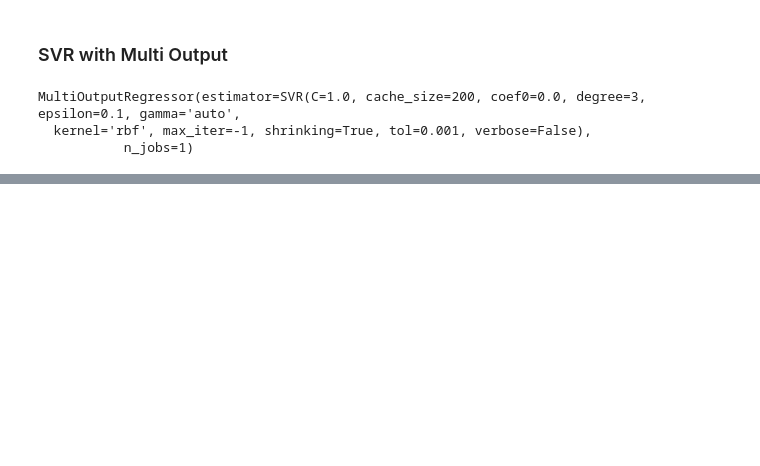
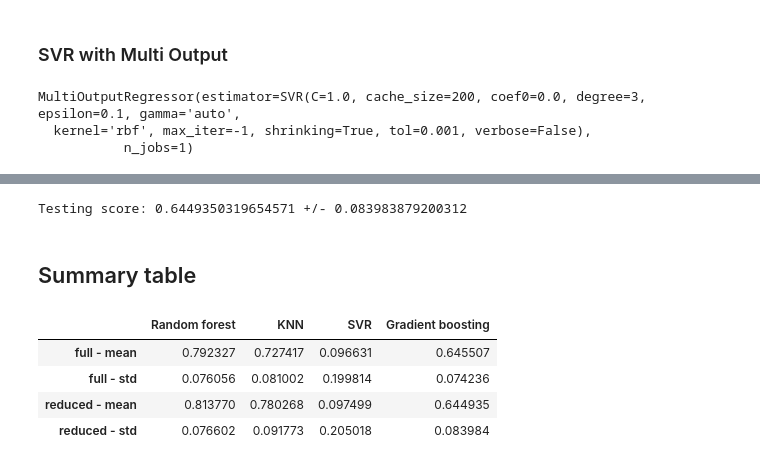
Before and after one commit to gemmaaa/capstone_projects, a Jupyter notebook: FC birlikde 4. Modeling.ipynb, the cells around one changed output, grey strips where cells are left out. Saved outputs shown, nothing was run; the diff lists cells and outputs as text; code cells hidden in the pictures; blank space fills up the shorter version.

```diff
--- a/FC birlikde 4. Modeling.ipynb
+++ b/FC birlikde 4. Modeling.ipynb
@@ -486,5 +612,5 @@ knn.score(x_test_city_scaled,y_test_city_mo)
 # %%
-test_score_city_knn = cross_val_score(knn, x_test_city_scaled, y_test_city_mo, cv=10)
+test_score_clf = cross_val_score(clf_mor, X_test_mo, y_test_mo, cv=10)
 
-print('{}  +/-  {}'.format(np.mean(test_score_city_knn), np.std(test_score_city_knn)))
+print('Testing score: {} +/- {}'.format(np.mean(test_score_clf),np.std(test_score_clf)))
 # %% [output]
@@ -501,0 +620,2 @@ svr_mor.score(X_test_city_mo, y_test_city_mo)
+# %%
+clf_mor.fit(X_reduced_train,y_reduced_train)
@@ -502,3 +631,30 @@ svr_mor.score(X_test_city_mo, y_test_city_mo)
 # %%
-test_score_city_svr = cross_val_score(svr_mor, X_test_city_mo, y_test_city_mo,cv=10)
-print('{}  +/-  {}'.format(np.mean(test_score_city_svr), np.std(test_score_city_svr)))
+test_score_clf_r = cross_val_score(clf_mor, X_reduced_test, y_reduced_test, cv=10)
+
+print('Testing score: {} +/- {}'.format(np.mean(test_score_clf_r),np.std(test_score_clf_r)))
+# %% [output]
+Testing score: 0.6449350319654571 +/- 0.083983879200312
+# %% [markdown]
+## Summary table
+# %%
+summary_models = pd.DataFrame(index= ['full - mean','full - std','reduced - mean', 'reduced - std'])
+
+summary_models['Random forest'] = [np.mean(test_score_rfr_mo), np.std(test_score_rfr_mo),
+                           np.mean(test_score_rfr_red), np.std(test_score_rfr_red)]
+
+summary_models['KNN'] = [np.mean(test_score_knn), np.std(test_score_knn),
+                           np.mean(test_score_knn_red), np.std(test_score_knn_red)]
+
+summary_models['SVR'] = [np.mean(test_score_svrm), np.std(test_score_svrm),
+                           np.mean(test_score_svrm_r), np.std(test_score_svrm_r)]
+
+summary_models['Gradient boosting'] = [np.mean(test_score_clf), np.std(test_score_clf),
+                           np.mean(test_score_clf_r), np.std(test_score_clf_r)]
+# %%
+summary_models
+# %% [output]
+|  | Random forest | KNN | SVR | Gradient boosting |
+| full - mean | 0.792327 | 0.727417 | 0.096631 | 0.645507 |
+| full - std | 0.076056 | 0.081002 | 0.199814 | 0.074236 |
+| reduced - mean | 0.813770 | 0.780268 | 0.097499 | 0.644935 |
+| reduced - std | 0.076602 | 0.091773 | 0.205018 | 0.083984 |
```
Also changed, not shown: parts of 69 cells of this notebook.
